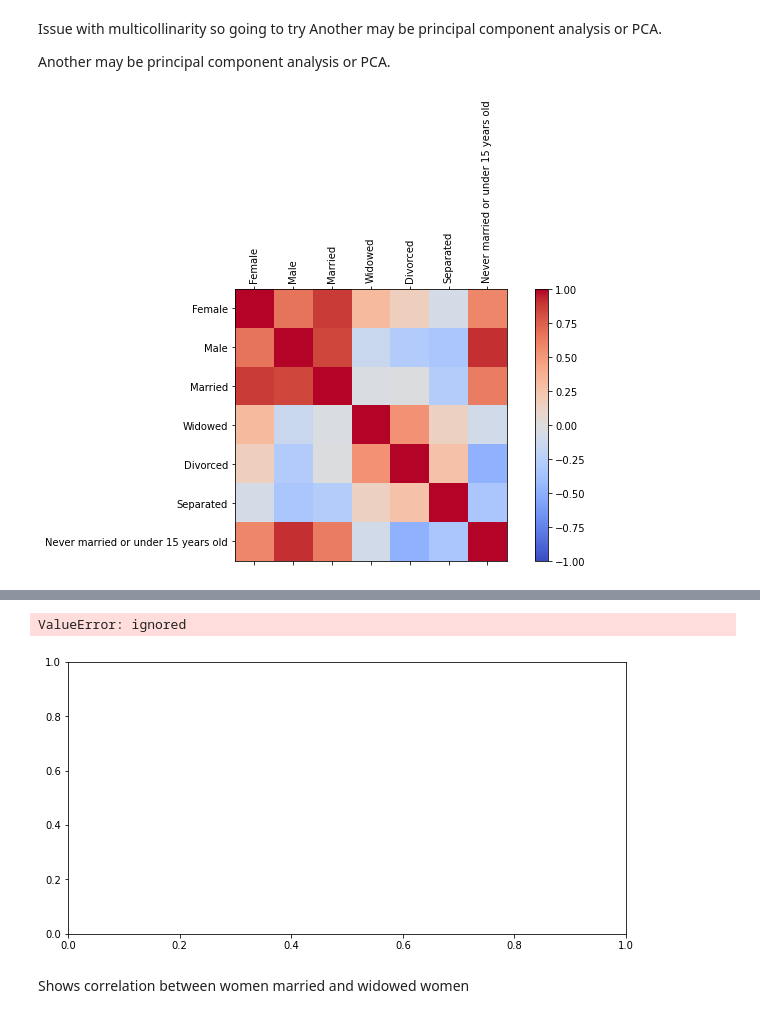
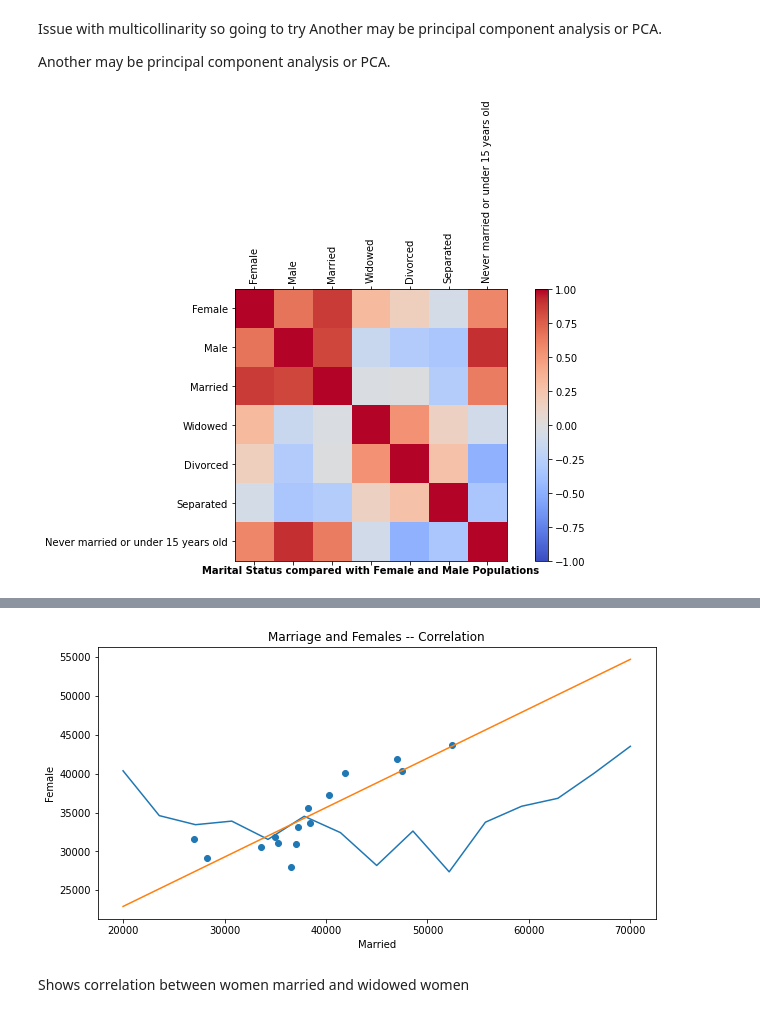
Before and after one commit to BU-Spark/ds-boston-bpda-br-census, a Jupyter notebook: emilygreven/CensusProjectDeliverable3.ipynb, the cells around one changed output, grey strips where cells are left out. Drawn from its saved outputs; the diff is of its cells as text; code cells hidden in the pictures.

```diff
--- a/emilygreven/CensusProjectDeliverable3.ipynb
+++ b/emilygreven/CensusProjectDeliverable3.ipynb
@@ -868,9 +991,17 @@ marital_status = MA_df[["Female",
 "Separated",
 "Never married or under 15 years old"]]
 
-makeCorrGraph(marital_status)
+marital_colnames = ["Female",
+"Male",
+"Married",
+"Widowed",
+"Divorced",
+"Separated",
+"Never married or under 15 years old"]
+
+makeCorrGraph(marital_status, marital_colnames, "Marital Status compared with Female and Male Populations")
 # %% [output]
-[figure, old version]
+[figure, new version]
 # %%
 marital_status = MA_df[["Female",
 "Male",
@@ -883,6 +1014,8 @@ marital_status = MA_df[["Female",
 # Make linear regression Function
 from sklearn import datasets, linear_model
 from sklearn.metrics import mean_squared_error, r2_score
+from sklearn.linear_model import LinearRegression, LogisticRegression
+
 def makeLinReg(X, y):
 
 
@@ -913,19 +1046,30 @@ def makeLinReg(X, y):
   # The coefficient of determination: 1 is perfect prediction
   print("Coefficient of determination: %.2f" % r2_score(y_test, y_pred))
 
-  # # Plot outputs
-  # plt.scatter(X_test, y_test, color="black")
-  # plt.plot(X_test, y_pred, color="blue", linewidth=3)
 
-  # plt.xticks(())
-  # plt.yticks(())
-
-  # plt.show()
-  return
+  return X_test, y_test, y_pred
 
 
-makeLinReg(marital_status[["Married", "Widowed", "Divorced",
+X_test, y_test, y_pred = makeLinReg(marital_status[["Married", "Widowed", "Divorced",
 ]], marital_status["Female"])
+
+X = np.array(marital_status[["Married"]]).reshape(-1, 1)
+y = marital_status["Female"]
+
+model = LinearRegression().fit(X, y)
+
+xfit = np.linspace(20000, 70000, len(X))
+yfit = model.predict(X)
+
+yline = [model.intercept_+x*model.coef_ for x in xfit]
+
+plt.scatter(X, y)
+plt.plot(xfit, yfit)
+plt.plot(xfit, yline)
+plt.title('Marriage and Females -- Correlation')
+plt.xlabel('Married')
+plt.ylabel('Female')
+plt.show()
 # %% [output]
                             OLS Regression Results
 ==============================================================================
@@ -937,14 +1081,13 @@ Time:                        21:16:26   Log-Likelihood:                -60.184
 No. Observations:                   7   AIC:                             128.4
 Df Residuals:                       3   BIC:                             128.2
 Df Model:                           3
 Covariance Type:            nonrobust
 ==============================================================================
 ... (17 lines left out)
 Coefficients:
  [ 0.68381857  2.45389373 -0.07240692]
 Mean squared error: 4647143.00
 Coefficient of determination: 0.83
-ValueError: ignored
-[figure, old version]
+[figure, new version]
 # %% [markdown]
 Shows correlation between women married and widowed women
```
Also changed, not shown: parts of 21 cells of this notebook.
